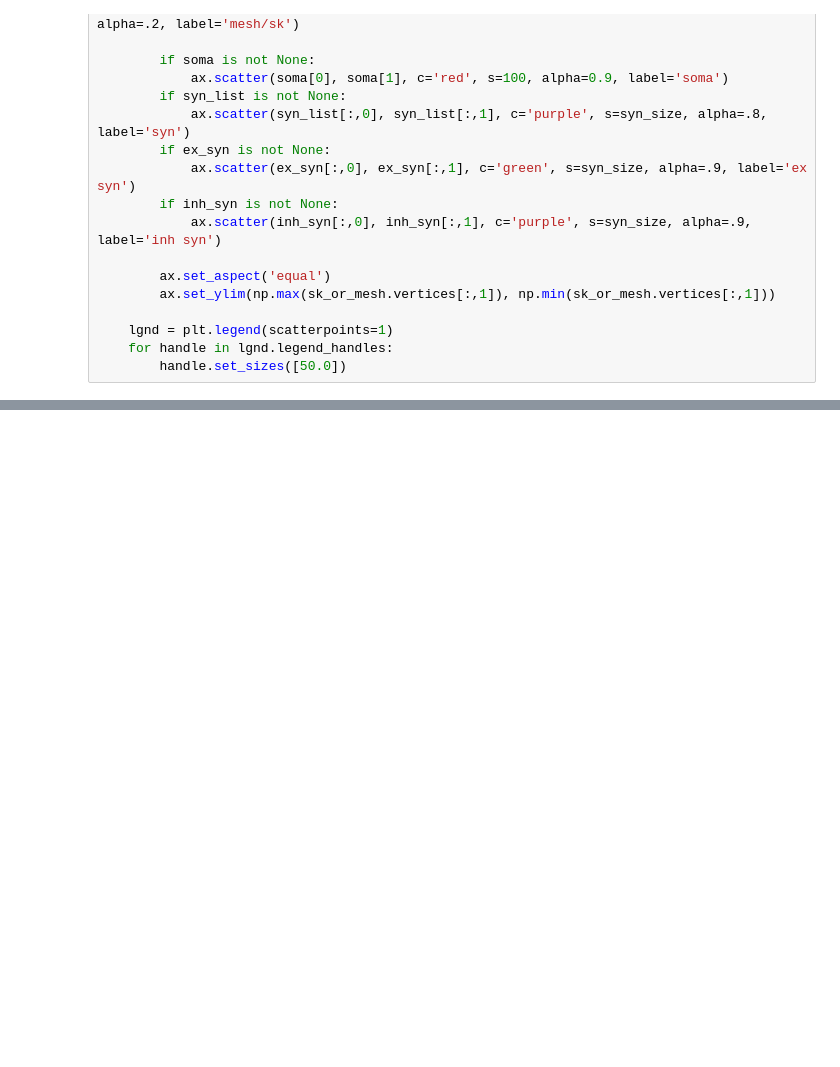
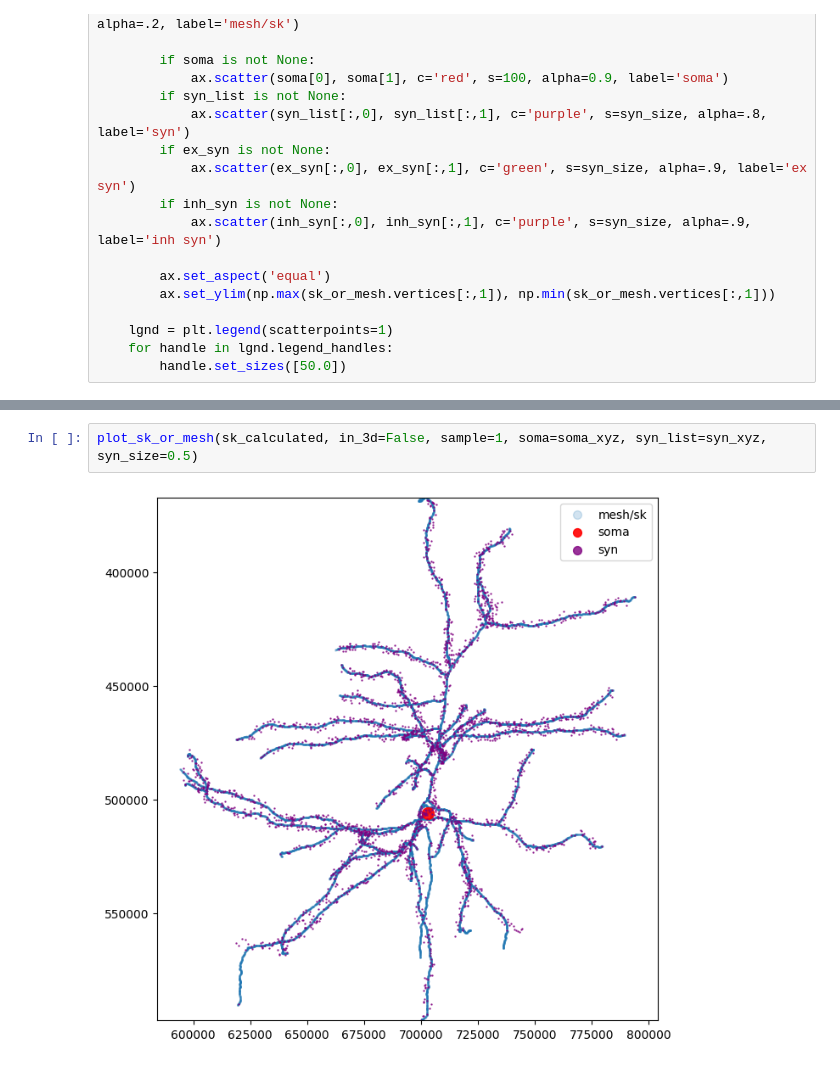
Before and after one commit to deangeckt/Dendro-Synaptome, a Jupyter notebook: explore_fulldataset.ipynb, the cells around one changed output, grey strips where cells are left out. Cells and saved outputs as stored; diff of their text form; blank space fills up the shorter version.

```diff
--- a/explore_fulldataset.ipynb
+++ b/explore_fulldataset.ipynb
@@ -96,0 +146,4 @@ plot_sk_or_mesh(sk, in_3d=False, sample=1)
+# %%
+plot_sk_or_mesh(sk_calculated, in_3d=False, sample=1, soma=soma_xyz, syn_list=syn_xyz, syn_size=0.5)
+# %% [output]
+[figure, added]
```
Also changed, not shown: parts of 15 cells of this notebook.
